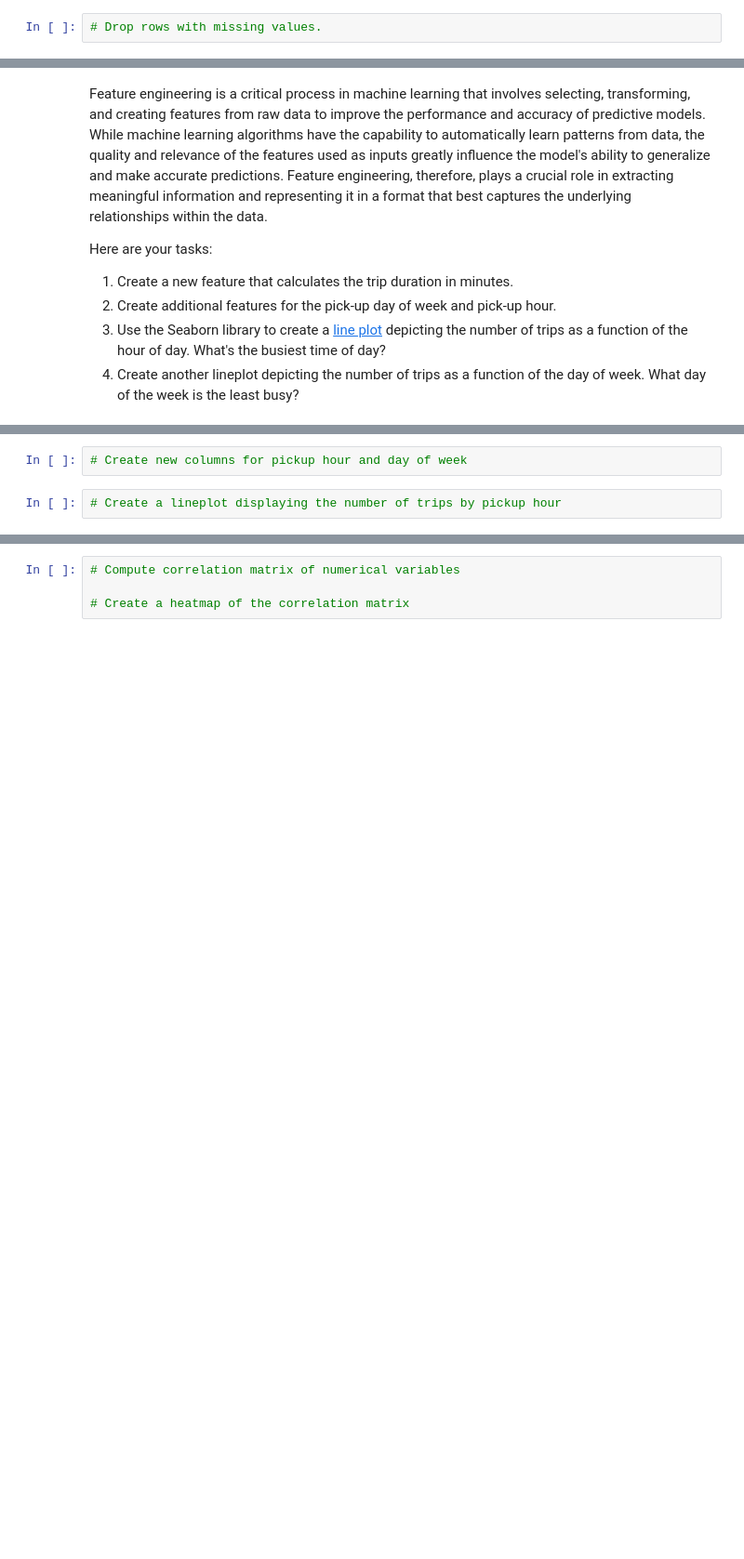
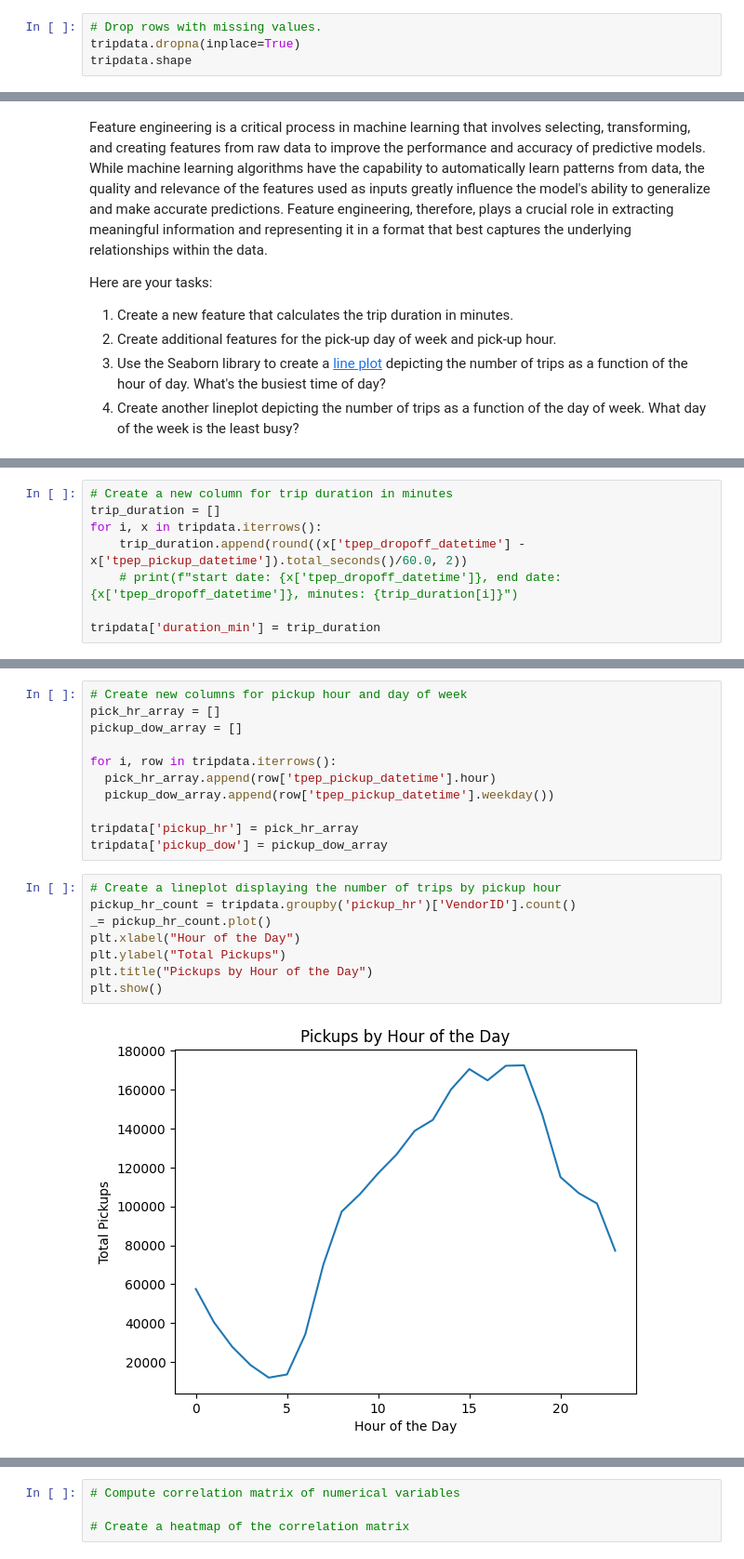
Before and after one commit to hydrodan/MLE_MiniProjects, a Jupyter notebook: Student_MLE_MiniProject_EDA.ipynb, the cells around one changed output, grey strips where cells are left out. Shown at 93% size. Drawn from its saved outputs; the diff is of its cells as text; blank space fills up the shorter version.

```diff
--- a/Student_MLE_MiniProject_EDA.ipynb
+++ b/Student_MLE_MiniProject_EDA.ipynb
@@ -86,2 +120,4 @@ memory usage: 357.2+ MB
 # %%
 # Drop rows with missing values.
+tripdata.dropna(inplace=True)
+tripdata.shape
@@ -98,0 +135,8 @@ Here are your tasks:
+# %%
+# Create a new column for trip duration in minutes
+trip_duration = []
+for i, x in tripdata.iterrows():
+    trip_duration.append(round((x['tpep_dropoff_datetime'] - x['tpep_pickup_datetime']).total_seconds()/60.0, 2))
+    # print(f"start date: {x['tpep_dropoff_datetime']}, end date: {x['tpep_dropoff_datetime']}, minutes: {trip_duration[i]}")
+
+tripdata['duration_min'] = trip_duration
@@ -99,6 +172,23 @@ Here are your tasks:
 # %%
 # Create new columns for pickup hour and day of week
+pick_hr_array = []
+pickup_dow_array = []
+
+for i, row in tripdata.iterrows():
+  pick_hr_array.append(row['tpep_pickup_datetime'].hour)
+  pickup_dow_array.append(row['tpep_pickup_datetime'].weekday())
+
+tripdata['pickup_hr'] = pick_hr_array
+tripdata['pickup_dow'] = pickup_dow_array
 # %%
 # Create a lineplot displaying the number of trips by pickup hour
+pickup_hr_count = tripdata.groupby('pickup_hr')['VendorID'].count()
+_= pickup_hr_count.plot()
+plt.xlabel("Hour of the Day")
+plt.ylabel("Total Pickups")
+plt.title("Pickups by Hour of the Day")
+plt.show()
+# %% [output]
+[figure, added]
 # %%
 # Create a lineplot displaying the number of trips by pickup day
```
Also changed, not shown: parts of 11 cells of this notebook.
